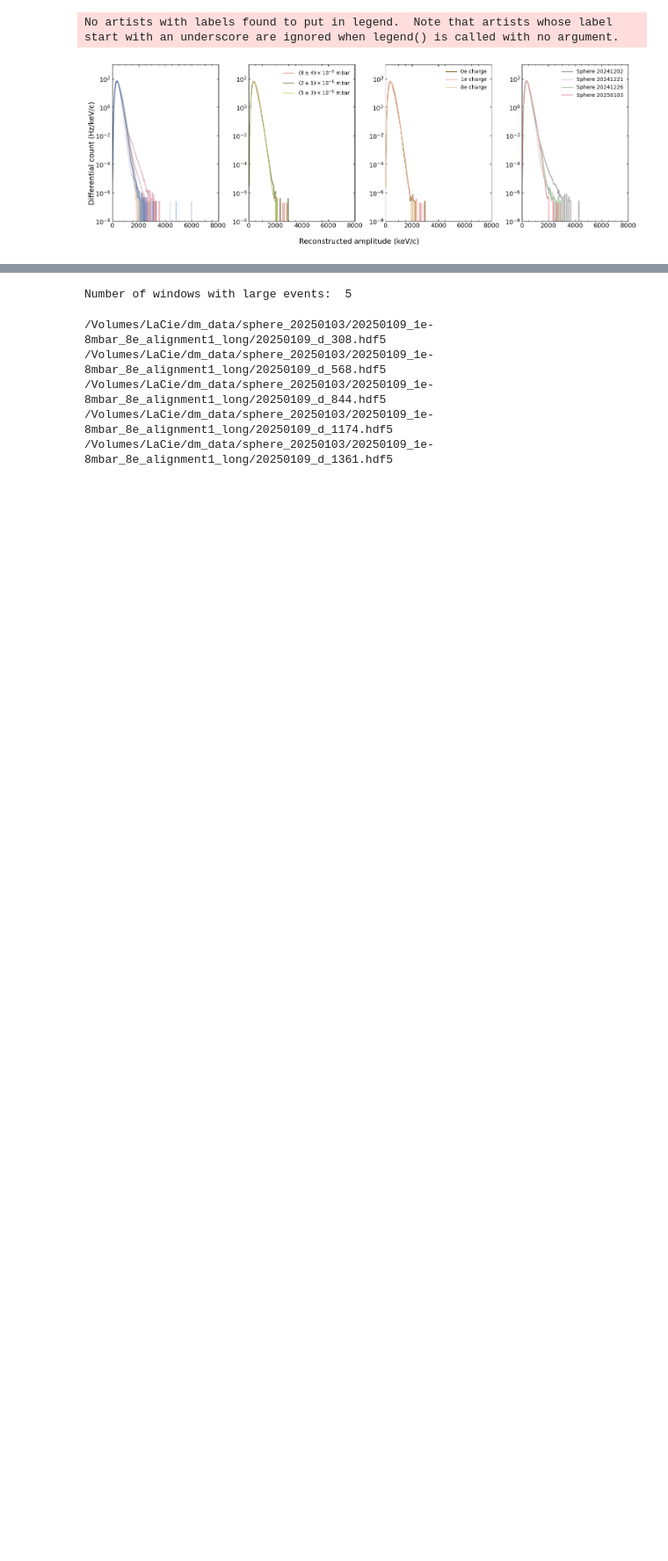
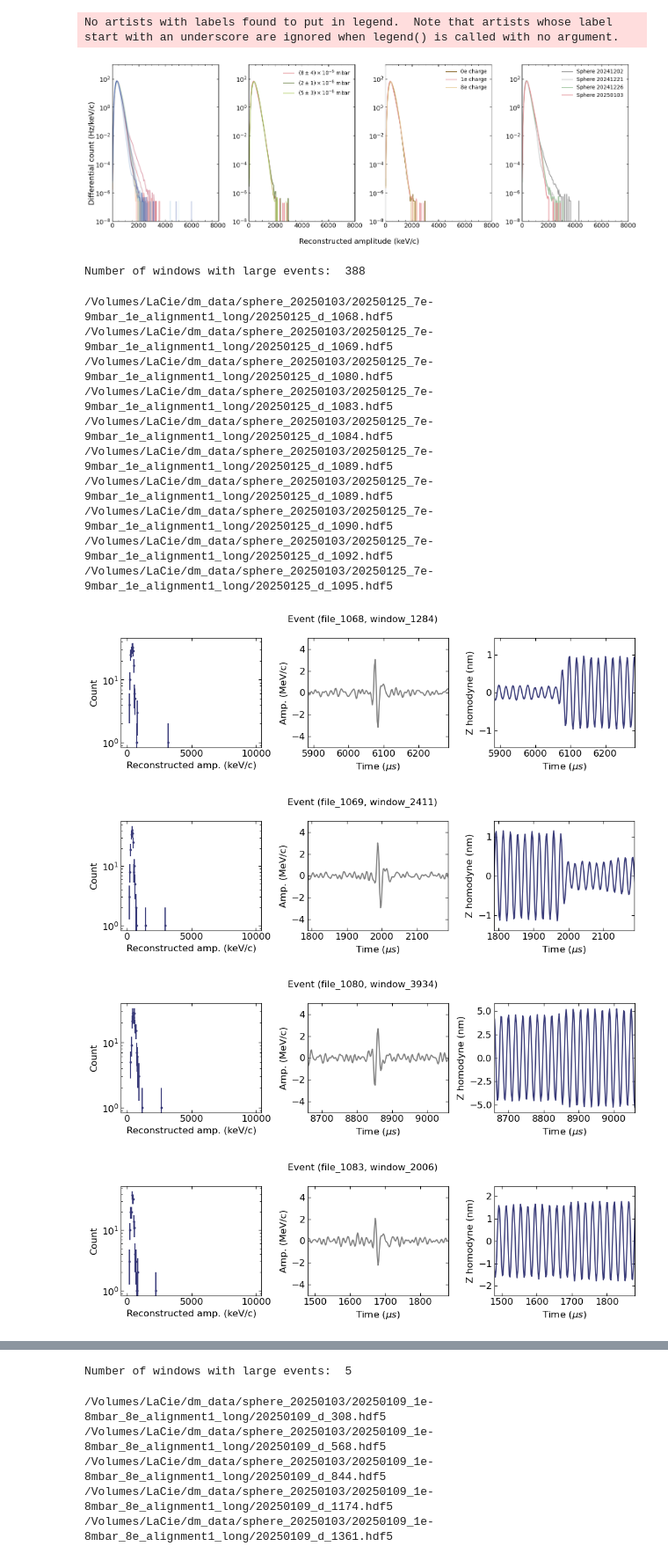
Before and after one commit to yuhants/dm_nanospheres, a Jupyter notebook: analysis_notebooks/sphere_20250103_recon.ipynb, the cells around one changed output, grey strips where cells are left out. Shown at 88% size. Saved outputs shown, nothing was run; the diff lists cells and outputs as text; code cells hidden in the pictures; blank space fills up the shorter version.

Commit message:
update sphere 20250103 data

```diff
--- a/analysis_notebooks/sphere_20250103_recon.ipynb
+++ b/analysis_notebooks/sphere_20250103_recon.ipynb
@@ -269,3 +275,40 @@ fig.tight_layout()
 # %% [output]
 No artists with labels found to put in legend.  Note that artists whose label start with an underscore are ignored when legend() is called with no argument.
 [figure]
+# %%
+data_dir = f'/Users/yuhan/work/nanospheres/data/dm_data_processed/{sphere}/{datasets[21]}'
+data_prefix = r'20250125_d_'
+
+hists_21 = utils.load_data_hists(data_dir, data_prefix, n_files[21], 1600)
+
+events_after_cut_21 = utils.get_events_after_cut(hists_21, thr=2000)
+print('Number of windows with large events: ', len(events_after_cut_21))
+# %% [output]
+Number of windows with large events:  388
+# %%
+raw_data_dir = rf'/Volumes/LaCie/dm_data/{sphere}/{datasets[21]}'
+
+c_mv = 5.522e-08
+amp2kev = 7396.062147743912
+
+window_length = 5000
+bins = np.arange(0, 10000, 50)
+bc = 0.5 * (bins[:-1] + bins[1:])
+
+for i, j in events_after_cut_21[-20:-10]:
+    _, _, _, _, _, _ = utils.plot_hist_events(raw_data_dir, data_prefix, i, j, window_length, bins, bc, c_mv, amp2kev, False, True)
+# %% [output]
+/Volumes/LaCie/dm_data/sphere_20250103/20250125_7e-9mbar_1e_alignment1_long/20250125_d_1068.hdf5
+/Volumes/LaCie/dm_data/sphere_20250103/20250125_7e-9mbar_1e_alignment1_long/20250125_d_1069.hdf5
+/Volumes/LaCie/dm_data/sphere_20250103/20250125_7e-9mbar_1e_alignment1_long/20250125_d_1080.hdf5
+/Volumes/LaCie/dm_data/sphere_20250103/20250125_7e-9mbar_1e_alignment1_long/20250125_d_1083.hdf5
+/Volumes/LaCie/dm_data/sphere_20250103/20250125_7e-9mbar_1e_alignment1_long/20250125_d_1084.hdf5
+/Volumes/LaCie/dm_data/sphere_20250103/20250125_7e-9mbar_1e_alignment1_long/20250125_d_1089.hdf5
+/Volumes/LaCie/dm_data/sphere_20250103/20250125_7e-9mbar_1e_alignment1_long/20250125_d_1089.hdf5
+/Volumes/LaCie/dm_data/sphere_20250103/20250125_7e-9mbar_1e_alignment1_long/20250125_d_1090.hdf5
+/Volumes/LaCie/dm_data/sphere_20250103/20250125_7e-9mbar_1e_alignment1_long/20250125_d_1092.hdf5
+/Volumes/LaCie/dm_data/sphere_20250103/20250125_7e-9mbar_1e_alignment1_long/20250125_d_1095.hdf5
+[figure, added]
+[figure, added]
+[figure, added]
+[figure, added]
```
Also changed, not shown: parts of 5 cells of this notebook, 7 other files.
